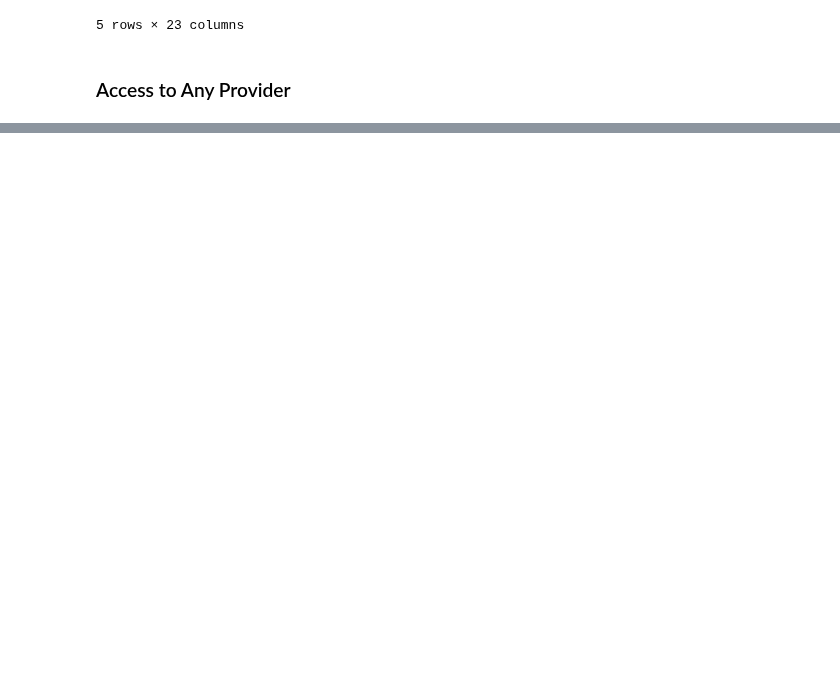
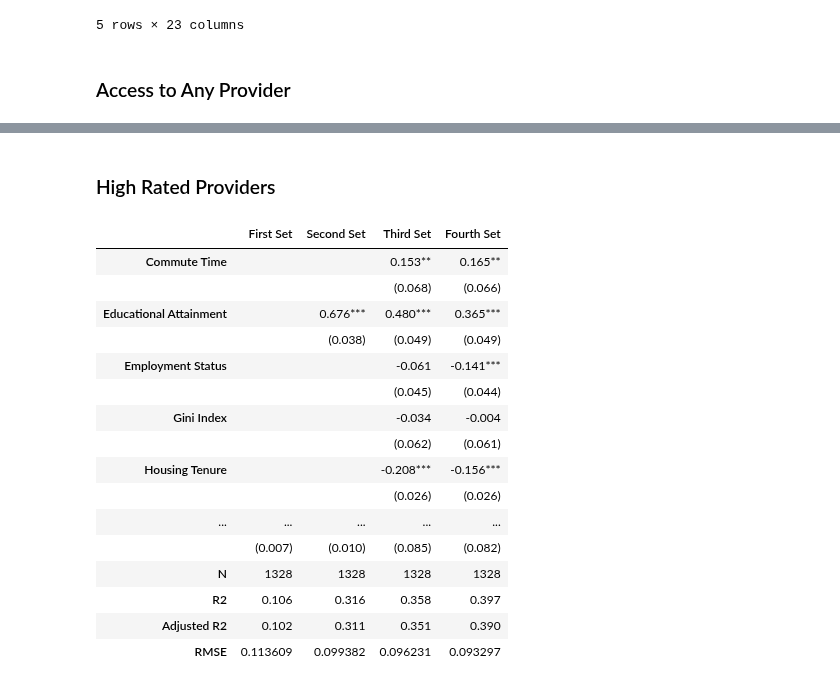
Before and after one commit to franc703/ecrq_stats, a Jupyter notebook: notebooks/produce_regressions.ipynb, the cells around one changed output, grey strips where cells are left out. Cells and saved outputs as stored; diff of their text form; code cells hidden in the pictures; blank space fills up the shorter version.

```diff
--- a/notebooks/produce_regressions.ipynb
+++ b/notebooks/produce_regressions.ipynb
@@ -118 +270,3 @@ def run_regression_analysis(covariates, outcome_variables, data, scalar=1):
+# %% [markdown]
+### High Rated Providers
 # %%
@@ -146,0 +302,77 @@ summary_df1 = pd.concat([summary_table.tables[0], rmse_df])
+# %%
+# Here I'm assuming covariate_list is the list containing the variable names in the order you want
+covariate_list_ordered = [
+    'Commute Time',
+    'Educational Attainment',
+    'Employment Status',
+    'Gini Index',
+    'Housing Tenure',
+    'Median Household Income',
+    'Population Density',
+    'Poverty Status',
+    'Share of American Indian/Alaska Native Population',
+    'Share of Asian Population',
+    'Share of Black Population',
+    'Share of Hispanic/Latino Population',
+    'Share of Other Race Population',
+    'Share of White Population',
+    'Without Health Insurance',
+    'const',
+]
+
+# Separate list for non-standard error metrics
+metrics_list = ['N', 'R2', 'Adjusted R2', 'RMSE']
+
+# Last non-empty row name
+last_non_empty = ''
+
+# New index
+new_index = []
+
+for name in summary_df1.index:
+    if name == '':
+        new_index.append(last_non_empty + '_se')
+    else:
+        new_index.append(name)
+        last_non_empty = name
+
+# Assign the new index to summary_df1
+summary_df1.index = new_index
+
+# Create a new list that alternates between each variable name and its corresponding "_se" version
+covariate_list_ordered_extended = [item for sublist in [[var, var + "_se"] for var in covariate_list_ordered] for item in sublist if item in summary_df1.index]
+
+# Add the non-standard error metrics to the list
+covariate_list_ordered_extended += metrics_list
+
+# Reindex summary_df1 according to covariate_list_ordered_extended
+summary_df_ordered = summary_df1.reindex(covariate_list_ordered_extended)
+
+# Specify the indexes that end with '_se' that you want to replace
+indexes_to_replace = [name for name in summary_df_ordered.index if name.endswith('_se')]
+
+# Create a mapping dictionary to replace specified indexes with an empty string
+index_replace_dict = {index: '' for index in indexes_to_replace}
+
+# Use the .rename method with the mapping dictionary
+summary_df_ordered.rename(index=index_replace_dict, inplace=True)
+
+summary_df_ordered
+# %% [output]
+|  | First Set | Second Set | Third Set | Fourth Set |
+| Commute Time |  |  | 0.153** | 0.165** |
+|  |  |  | (0.068) | (0.066) |
+| Educational Attainment |  | 0.676*** | 0.480*** | 0.365*** |
+|  |  | (0.038) | (0.049) | (0.049) |
+| Employment Status |  |  | -0.061 | -0.141*** |
+|  |  |  | (0.045) | (0.044) |
+| Gini Index |  |  | -0.034 | -0.004 |
+|  |  |  | (0.062) | (0.061) |
+| Housing Tenure |  |  | -0.208*** | -0.156*** |
+|  |  |  | (0.026) | (0.026) |
+| ... | ... | ... | ... | ... |
+|  | (0.007) | (0.010) | (0.085) | (0.082) |
+| N | 1328 | 1328 | 1328 | 1328 |
+| R2 | 0.106 | 0.316 | 0.358 | 0.397 |
+| Adjusted R2 | 0.102 | 0.311 | 0.351 | 0.390 |
+| RMSE | 0.113609 | 0.099382 | 0.096231 | 0.093297 |
```
Also changed, not shown: parts of 9 cells of this notebook.
